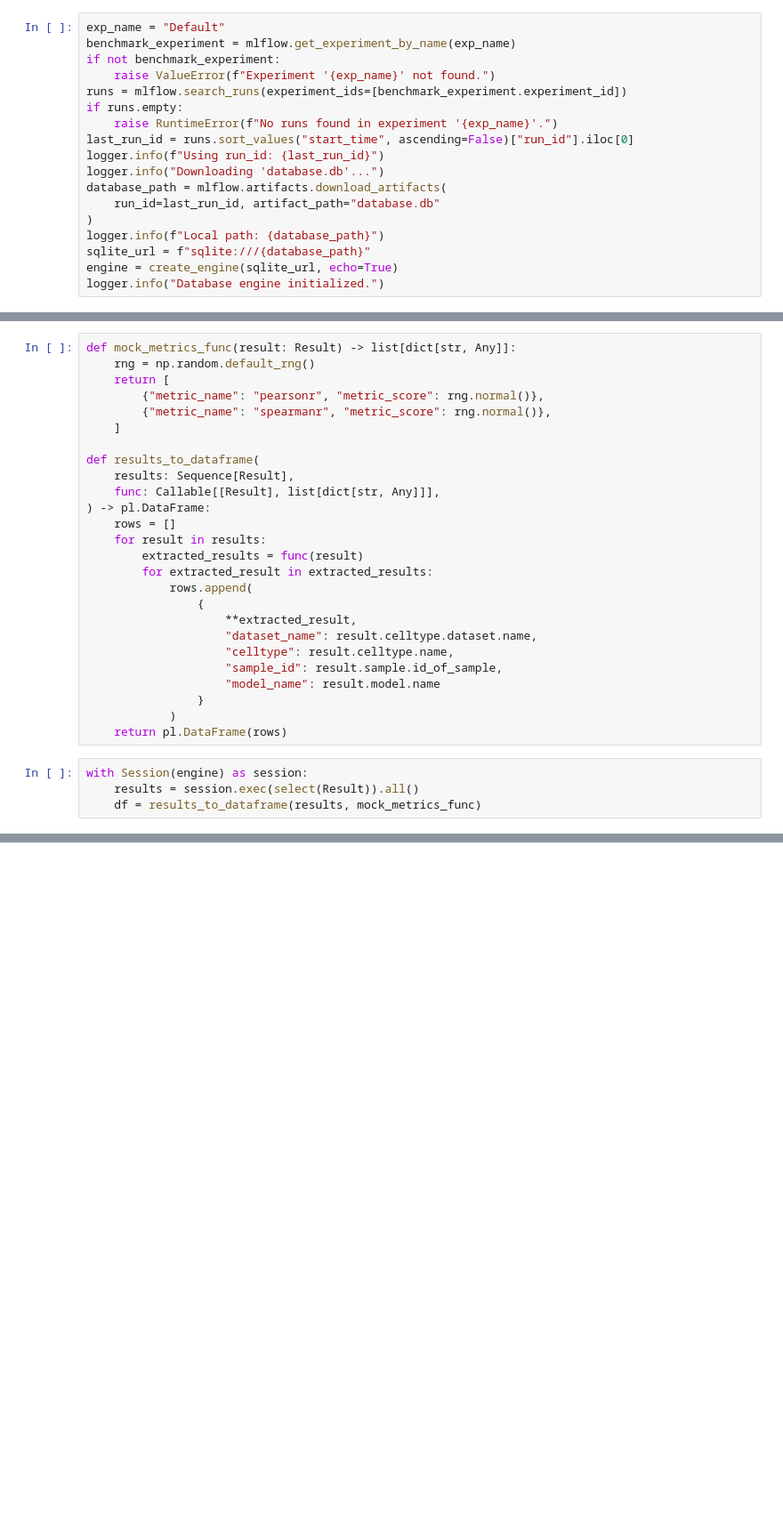
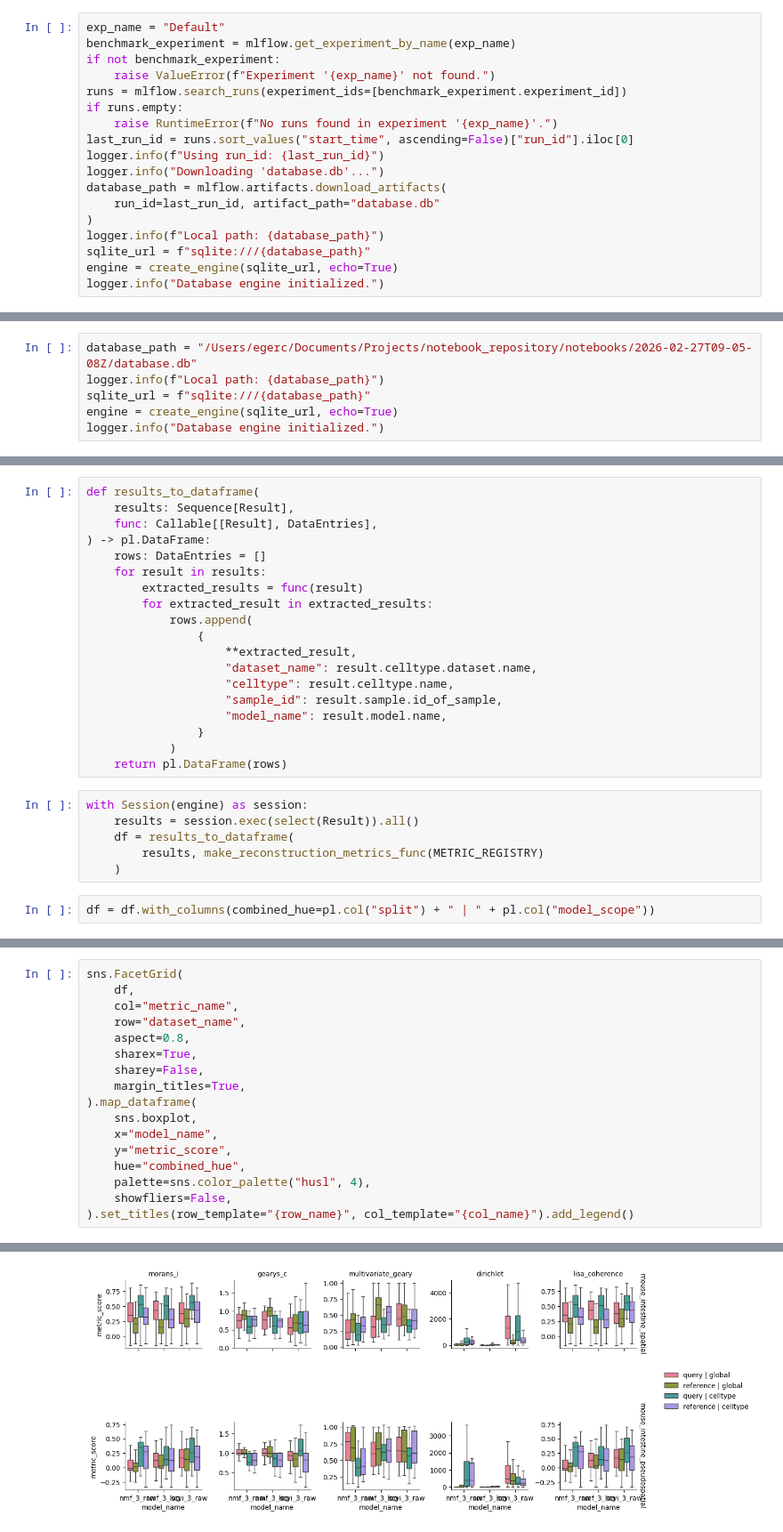
Before and after one commit to egerc/notebook_repository, a Jupyter notebook: notebooks/2026-02-27T09-05-08Z/2026-02-27T09-05-08Z.ipynb, the cells around one changed output, grey strips where cells are left out. Shown at 89% size. Cells and saved outputs as stored; diff of their text form; blank space fills up the shorter version.

```diff
--- a/notebooks/2026-02-27T09-05-08Z/2026-02-27T09-05-08Z.ipynb
+++ b/notebooks/2026-02-27T09-05-08Z/2026-02-27T09-05-08Z.ipynb
@@ -79,0 +43,6 @@ with Session(engine) as session:
+# %%
+database_path = "/Users/egerc/Documents/Projects/notebook_repository/notebooks/2026-02-27T09-05-08Z/database.db"
+logger.info(f"Local path: {database_path}")
+sqlite_url = f"sqlite:///{database_path}"
+engine = create_engine(sqlite_url, echo=True)
+logger.info("Database engine initialized.")
@@ -80,16 +399,9 @@ with Session(engine) as session:
 # %%
-def mock_metrics_func(result: Result) -> list[dict[str, Any]]:
-    rng = np.random.default_rng()
-    return [
-        {"metric_name": "pearsonr", "metric_score": rng.normal()},
-        {"metric_name": "spearmanr", "metric_score": rng.normal()},
-    ]
-
 def results_to_dataframe(
     results: Sequence[Result],
-    func: Callable[[Result], list[dict[str, Any]]],
+    func: Callable[[Result], DataEntries],
 ) -> pl.DataFrame:
-    rows = []
+    rows: DataEntries = []
     for result in results:
         extracted_results = func(result)
         for extracted_result in extracted_results:
@@ -99,11 +411,15 @@ def results_to_dataframe(
                     "dataset_name": result.celltype.dataset.name,
                     "celltype": result.celltype.name,
                     "sample_id": result.sample.id_of_sample,
-                    "model_name": result.model.name
+                    "model_name": result.model.name,
                 }
             )
     return pl.DataFrame(rows)
 # %%
 with Session(engine) as session:
     results = session.exec(select(Result)).all()
-    df = results_to_dataframe(results, mock_metrics_func)
+    df = results_to_dataframe(
+        results, make_reconstruction_metrics_func(METRIC_REGISTRY)
+    )
+# %%
+df = df.with_columns(combined_hue=pl.col("split") + " | " + pl.col("model_scope"))
@@ -109,0 +430,18 @@ with Session(engine) as session:
+# %%
+sns.FacetGrid(
+    df,
+    col="metric_name",
+    row="dataset_name",
+    aspect=0.8,
+    sharex=True,
+    sharey=False,
+    margin_titles=True,
+).map_dataframe(
+    sns.boxplot,
+    x="model_name",
+    y="metric_score",
+    hue="combined_hue",
+    palette=sns.color_palette("husl", 4),
+    showfliers=False,
+).set_titles(row_template="{row_name}", col_template="{col_name}").add_legend()
+# %% [output]
@@ -110 +449,2 @@ with Session(engine) as session:
+[figure, added]
 # %%
```
Also changed, not shown: parts of 13 cells of this notebook, 1 other file.
